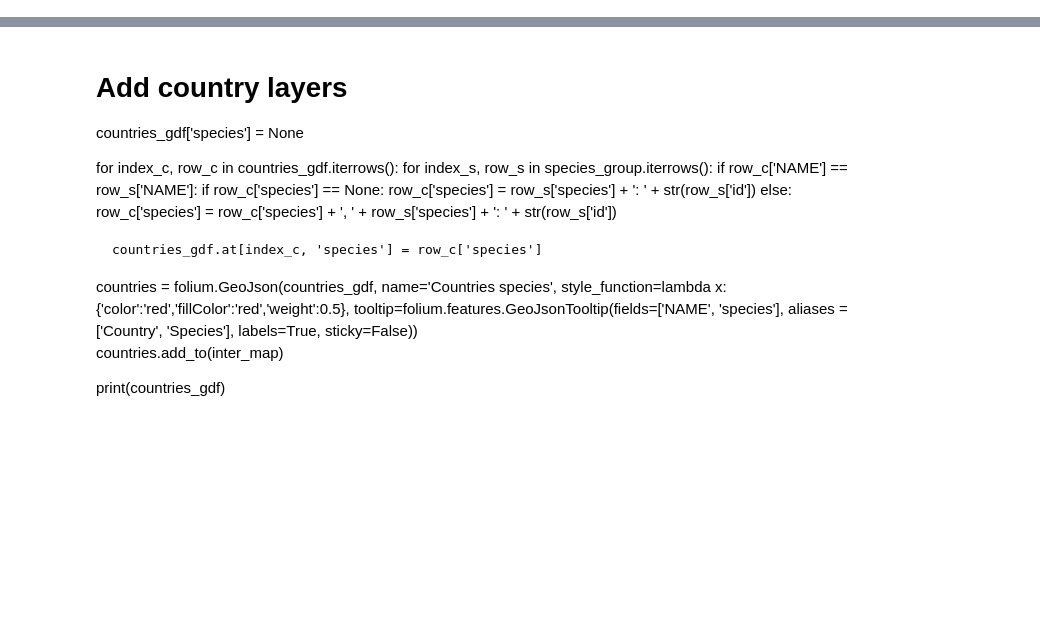
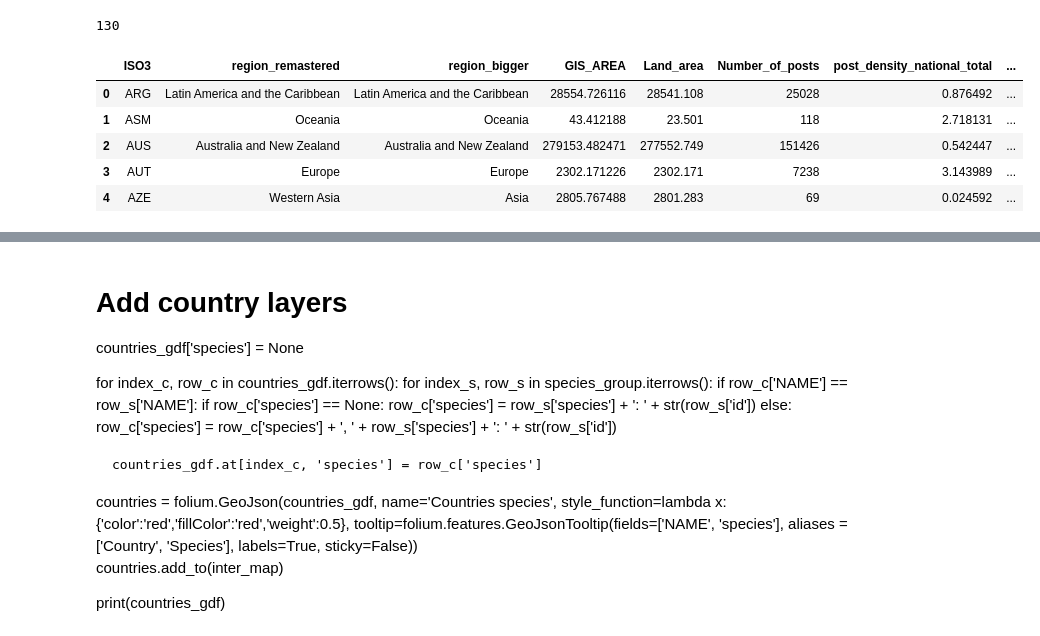
Before and after one commit to JooelRinne/gisproject, a Jupyter notebook: Object2.ipynb, the cells around one changed output, grey strips where cells are left out. Saved outputs shown, nothing was run; the diff lists cells and outputs as text; code cells hidden in the pictures; blank space fills up the shorter version.

```diff
--- a/Object2.ipynb
+++ b/Object2.ipynb
@@ -183,0 +211,12 @@ flickr_summary_national
+# %%
+# Checks the national summary data
+print(len(flickr_summary_national))
+flickr_summary_national.head()
+# %% [output]
+130
+|  | ISO3 | region_remastered | region_bigger | GIS_AREA | Land_area | Number_of_posts | post_density_national_total | ... |
+| 0 | ARG | Latin America and the Caribbean | Latin America and the Caribbean | 28554.726116 | 28541.108 | 25028 | 0.876492 | ... |
+| 1 | ASM | Oceania | Oceania | 43.412188 | 23.501 | 118 | 2.718131 | ... |
+| 2 | AUS | Australia and New Zealand | Australia and New Zealand | 279153.482471 | 277552.749 | 151426 | 0.542447 | ... |
+| 3 | AUT | Europe | Europe | 2302.171226 | 2302.171 | 7238 | 3.143989 | ... |
+| 4 | AZE | Western Asia | Asia | 2805.767488 | 2801.283 | 69 | 0.024592 | ... |
```
Also changed, not shown: parts of 64 cells of this notebook, 3 other files.
